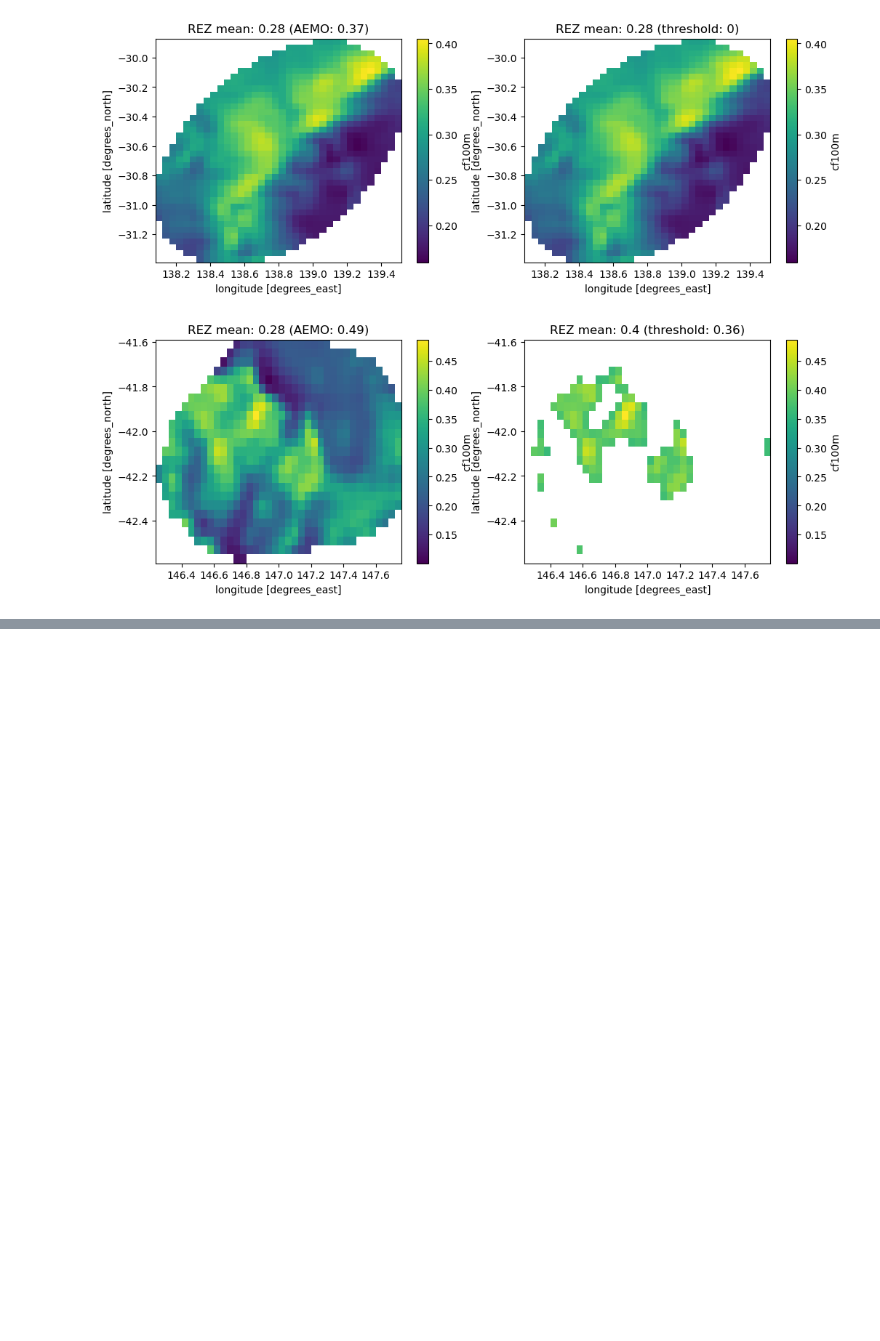
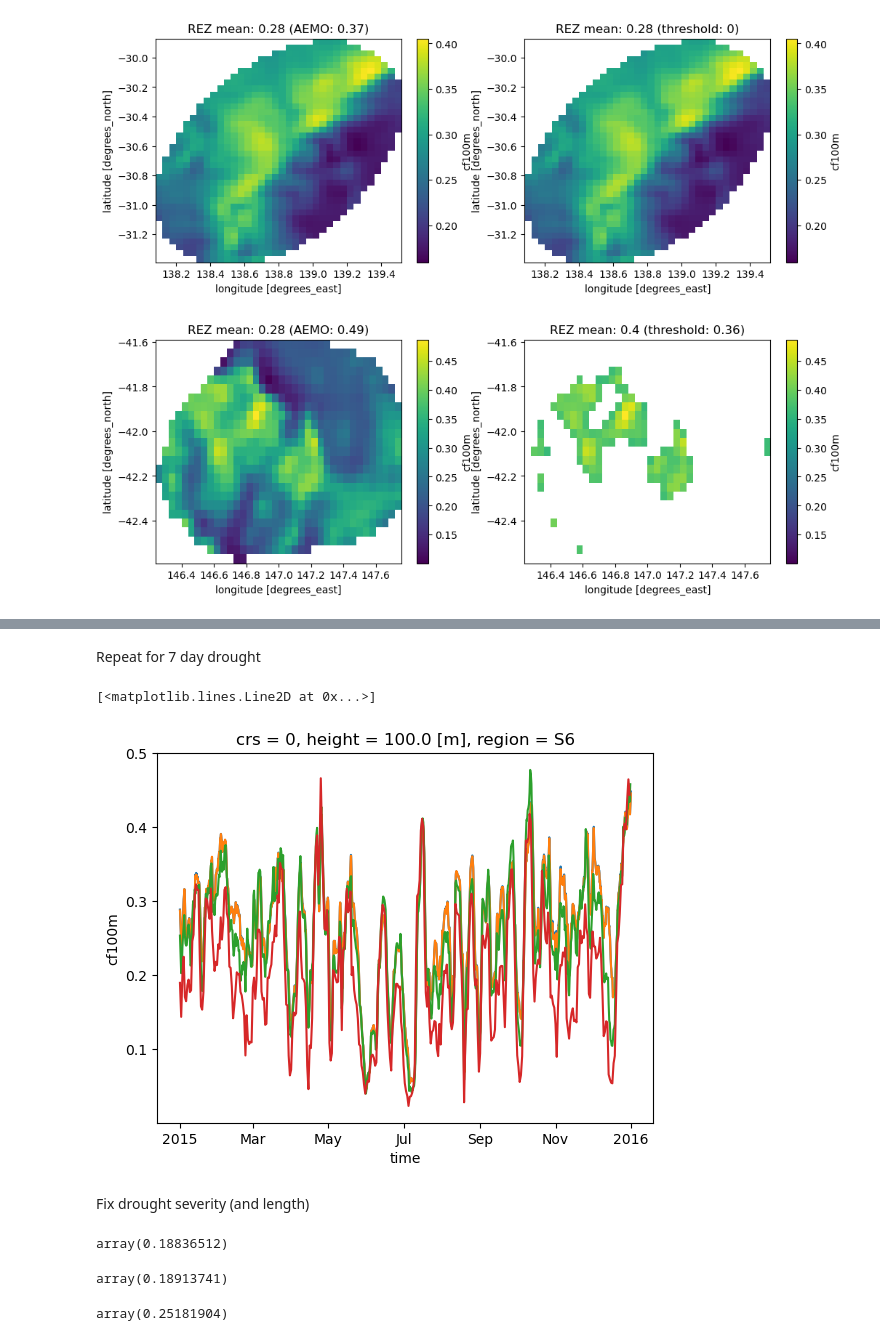
Before and after one commit to dougrichardson/wind_power_comparison, a Jupyter notebook: 02_REZ_capacity_factors.ipynb, the cells around one changed output, grey strips where cells are left out. Saved outputs shown, nothing was run; the diff lists cells and outputs as text; code cells hidden in the pictures; blank space fills up the shorter version.

```diff
--- a/02_REZ_capacity_factors.ipynb
+++ b/02_REZ_capacity_factors.ipynb
@@ -351,0 +570,21 @@ plot_rez_thresh("T3", t3_mean, t3_thresh, t3_thresh_mean)
+# %% [markdown]
+Repeat for 7 day drought
+# %%
+s20m_r7day = s20m.rolling(time=3*24*7).mean().compute()
+# %%
+s1hr_r7day = s1hr.rolling(time=24*7).mean().compute()
+# %%
+s12hr_r7day = s12hr.rolling(time=2*7).mean().compute()
+# %%
+# Rolling fails, need to chunk: https://github.com/pydata/xarray/issues/9862
+s24hr_r7day = s24hr.chunk({"time": -1}).rolling(time=7).mean().compute()
+# %%
+s20m_r7day.sel(time="2015").plot()
+s1hr_r7day.sel(time="2015").plot()
+s12hr_r7day.sel(time="2015").plot()
+s24hr_r7day.sel(time="2015").plot()
+# %% [output]
+[<matplotlib.lines.Line2D at 0x...>]
+[figure, added]
+# %% [markdown]
+Fix drought severity (and length)
@@ -351,0 +594,12 @@ plot_rez_thresh("T3", t3_mean, t3_thresh, t3_thresh_mean)
+# %%
+drought_freq(s20m_r7day, dthresh).values
+# %% [output]
+array(0.18836512)
+# %%
+drought_freq(s1hr_r7day, dthresh).values
+# %% [output]
+array(0.18913741)
+# %%
+drought_freq(s12hr_r7day, dthresh).values
+# %% [output]
+array(0.25181904)
```
Also changed, not shown: parts of 67 cells of this notebook.
